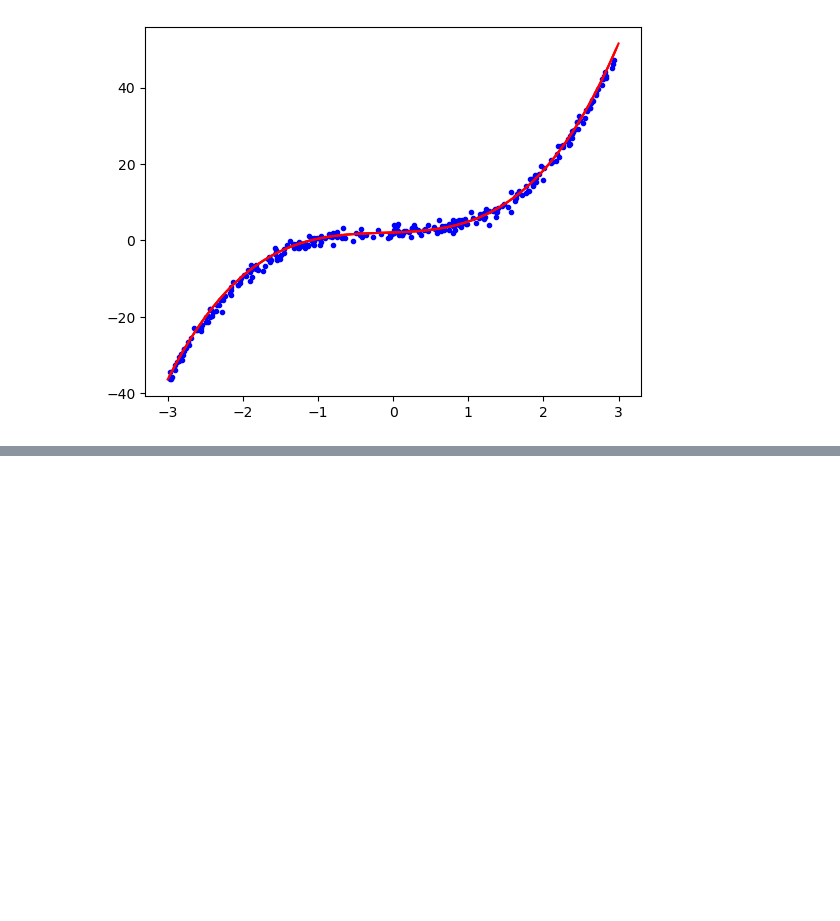
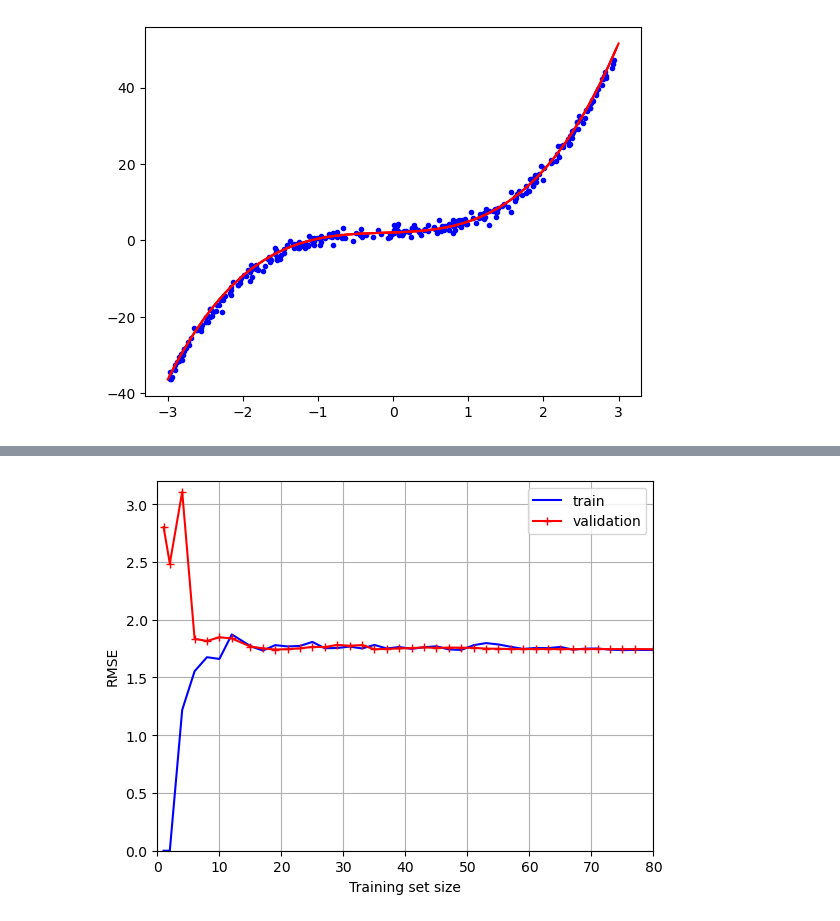
Before and after one commit to Raichi1/Hands-On-Machine-Learning-3rd-Edition, a Jupyter notebook: Chapter-4_Training-Models/code/code.ipynb, the cells around one changed output, grey strips where cells are left out. Drawn from its saved outputs; the diff is of its cells as text; code cells hidden in the pictures; blank space fills up the shorter version.

```diff
--- a/Chapter-4_Training-Models/code/code.ipynb
+++ b/Chapter-4_Training-Models/code/code.ipynb
@@ -378,0 +406,6 @@ plt.show()
+# %%
+from sklearn.model_selection import learning_curve
+
+train_sizes, train_scores, valid_scores = learning_curve(
+    LinearRegression(), X, y, train_sizes = np.linspace(0.01, 1.0, 40), cv = 5,
+    scoring = "neg_root_mean_squared_error")
@@ -378,0 +418,3 @@ plt.show()
+# %%
+train_errors = -train_scores.mean(axis = 1)
+train_errors
@@ -378,0 +432,3 @@ plt.show()
+# %%
+valid_errors = -valid_scores.mean(axis = 1)
+valid_errors
@@ -378,0 +444,12 @@ plt.show()
+# %%
+plt.plot(train_sizes, train_errors, "b-", label = "train")
+plt.plot(train_sizes, valid_errors, "r-+", label = "validation")
+
+plt.legend(loc = "upper right")
+plt.ylabel("RMSE")
+plt.xlabel("Training set size")
+plt.axis([0, 80, 0, 3.2])
+plt.grid()
+plt.show()
+# %% [output]
+[figure, added]
```
Also changed, not shown: parts of 10 cells of this notebook, 1 other file.
